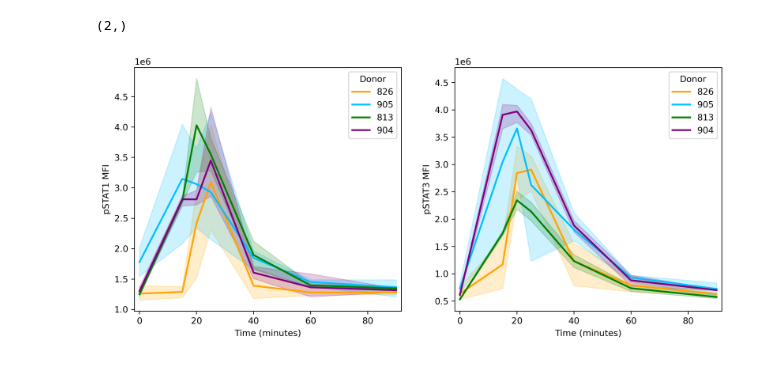
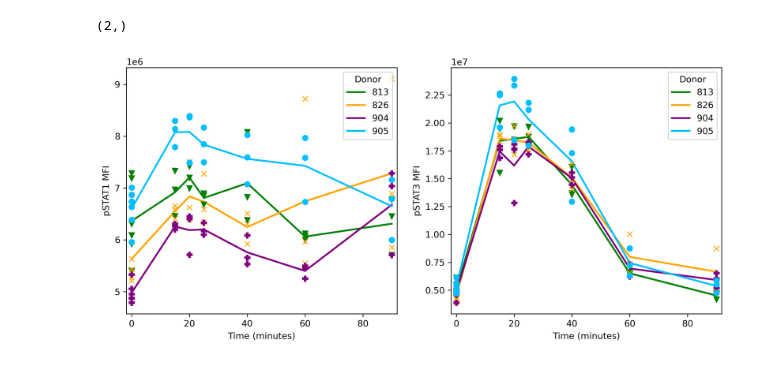
Before and after one commit to LarkinIt/visIF, a Jupyter notebook: code/hardcoded_visualization.ipynb, the cells around one changed output. Saved outputs shown, nothing was run; the diff lists cells and outputs as text; code cells hidden in the pictures.

```diff
--- a/code/hardcoded_visualization.ipynb
+++ b/code/hardcoded_visualization.ipynb
@@ -6,7 +6,7 @@ import seaborn as sns
 
 JAK_INHIBITORS = False
 
-data_dir = "../data/10202025_IF_scan"
+data_dir = "../data/11112025_IF_scan"
 if_data_files = ["Cell.csv"]
 
 columns = ["WellId", "CircTotalIntenCh2", "CircTotalIntenCh3"]
@@ -29,10 +29,10 @@ row_to_t_pts = {
 column_to_patient = {
 	1:813,
 	2:813,
-	3:826,
+	3:813,
 	4:826,
 	5:826,
-	6:8260,
+	6:826,
 	7:904,
 	8:904,
 	9:904,
@@ -55,10 +55,10 @@ row_to_replicate = {
 column_to_replicate = {
 	1:1,
 	2:2,
-	3:1,
-	4:2,
-	5:3,
-	6:1,
+	3:3,
+	4:1,
+	5:2,
+	6:3,
 	7:1,
 	8:2,
 	9:3,
@@ -172,38 +172,38 @@ for pat in df["PatientId"].unique():
 	#				marker="none", color=patient_to_color[pat],
 	# 				lw=2, label=f"{pat}")#) Average")
 	sns.lineplot(x="Time", y="STAT1 Mean", data=cur_df,	color=patient_to_color[pat],
-	 				lw=2, label=f"{pat}", ax=stat1_ax)
+	 				lw=2, label=f"{pat}", ax=stat1_ax, errorbar=None)
 	sns.lineplot(x="Time", y="STAT3 Mean", data=cur_df,	color=patient_to_color[pat],
-	 				lw=2, label=f"{pat}", ax=stat3_ax)
+	 				lw=2, label=f"{pat}", ax=stat3_ax, errorbar=None)
 
 	#for il6 in df["IL-6 Concentration"].unique():
 	for rep in df["Replicate"].unique():
 		select_df = df.loc[(df["PatientId"] == pat) & (df["Replicate"]== rep)]
-		if 0 == 0:
-			continue;
+		#if 0 == 0:
+		#	continue;
 		if select_df.empty:
 			continue
 		stat1_ax.errorbar(x=select_df["Time"], y=select_df["STAT1 Mean"], yerr=select_df["STAT1 SEM"],
 					marker=patient_to_marker[pat], ms=ms, color=patient_to_color[pat],
 					ls="none",)
 #	 				lw=0.75, label=f"{pat} - {rep}", capsize=2)
 
 		stat3_ax.errorbar(x=select_df["Time"], y=select_df["STAT3 Mean"], yerr=select_df["STAT3 SEM"],
 					marker=patient_to_marker[pat], ms=ms, color=patient_to_color[pat],
 					ls="none",)
 	 				#lw=0.75,  label=f"{pat} - {rep}", capsize=2)
 	stat1_ax.set_ylabel("pSTAT1 MFI")
 	stat1_ax.margins(x=0.02)
 	stat3_ax.margins(x=0.02);
 	stat1_ax.set_xlabel("Time (minutes)")
 	stat1_ax.legend(title="Donor")
 	#stat1_ax.set_title("Fedratinib")
 	stat3_ax.set_ylabel("pSTAT3 MFI")
 	stat3_ax.set_xlabel("Time (minutes)")
 	stat3_ax.legend(title="Donor")
 	#stat3_ax.set_title("Fedratinib")
 	#stat1_ax.set_xlim(right=62)
 	#stat3_ax.set_xlim(right=62)
 # %% [output]
 (2,)
-[figure, old version]
+[figure, new version]
```
Also changed, not shown: parts of 1 cell of this notebook.
